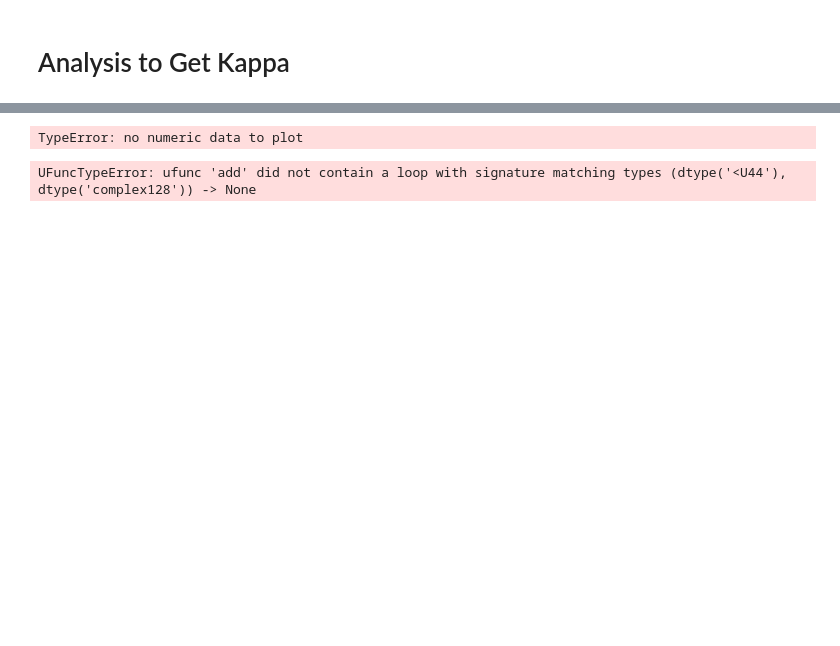
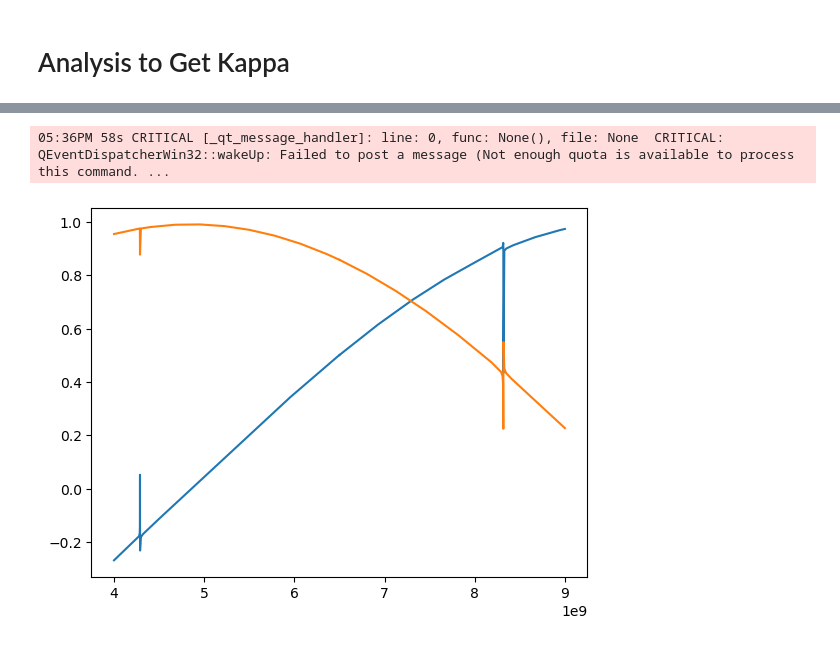
Before and after one commit to shanto268/metal-library, a Jupyter notebook: tutorials/scattering.ipynb, the cells around one changed output, grey strips where cells are left out. Drawn from its saved outputs; the diff is of its cells as text; code cells hidden in the pictures; blank space fills up the shorter version.

Commit message:
res func needs fixing

```diff
--- a/tutorials/scattering.ipynb
+++ b/tutorials/scattering.ipynb
@@ -605,12 +592,12 @@ df_s
 # Reference to current axis.
 magnitude = plt.figure('Real S21, Imag S21')
 axis = plt.gca() # Get current axis.
-df_s.plot(kind = 'line', y='Real(S21)', color = 'green', ax = axis)
-df_s.plot(kind = 'line', y='Imag(S21)', color = 'blue', ax = axis)
+dataframe_scattering[0].plot(kind = 'line', y='Real(S21)', color = 'green', ax = axis)
+dataframe_scattering[0].plot(kind = 'line', y='Imag(S21)', color = 'blue', ax = axis)
 plt.title(f'S-Parameter Amplitude')
 plt.xlabel(f'frequency [GHZ]')
 plt.ylabel(f're(S22), im(S22) Amp')
 magnitude.show()
 # %% [output]
-TypeError: no numeric data to plot
+05:36PM 58s CRITICAL [_qt_message_handler]: line: 0, func: None(), file: None  CRITICAL: QEventDispatcherWin32::wakeUp: Failed to post a message (Not enough quota is available to process this command. ...
 # %%
@@ -619,7 +606,3 @@ imags21 = df_s['Imag(S21)']
 freqs = np.array(list(reals21.keys())) * 1e9
 I = np.array(list(reals21.values))
 Q = np.array(list(imags21.values))
-# %%
-res = Resonator(f_data=freqs,z_data=I + 1j*Q)
-# %% [output]
-UFuncTypeError: ufunc 'add' did not contain a loop with signature matching types (dtype('<U44'), dtype('complex128')) -> None
@@ -625,0 +611,16 @@ UFuncTypeError: ufunc 'add' did not contain a loop with signature matching types
+# %%
+import pandas as pd
+
+# Load the CSV file into a DataFrame
+df = pd.read_csv("path/to/your/freqs_I_Q.csv")
+
+# Extract the columns into variables
+freqs = df['freqs'].to_numpy()
+I = df['I'].to_numpy()
+Q = df['Q'].to_numpy()
+# %%
+plt.plot(freqs,I)
+plt.plot(freqs,Q)
+plt.show()
+# %% [output]
+[figure, added]
```
Also changed, not shown: parts of 30 cells of this notebook, 7 other files.
